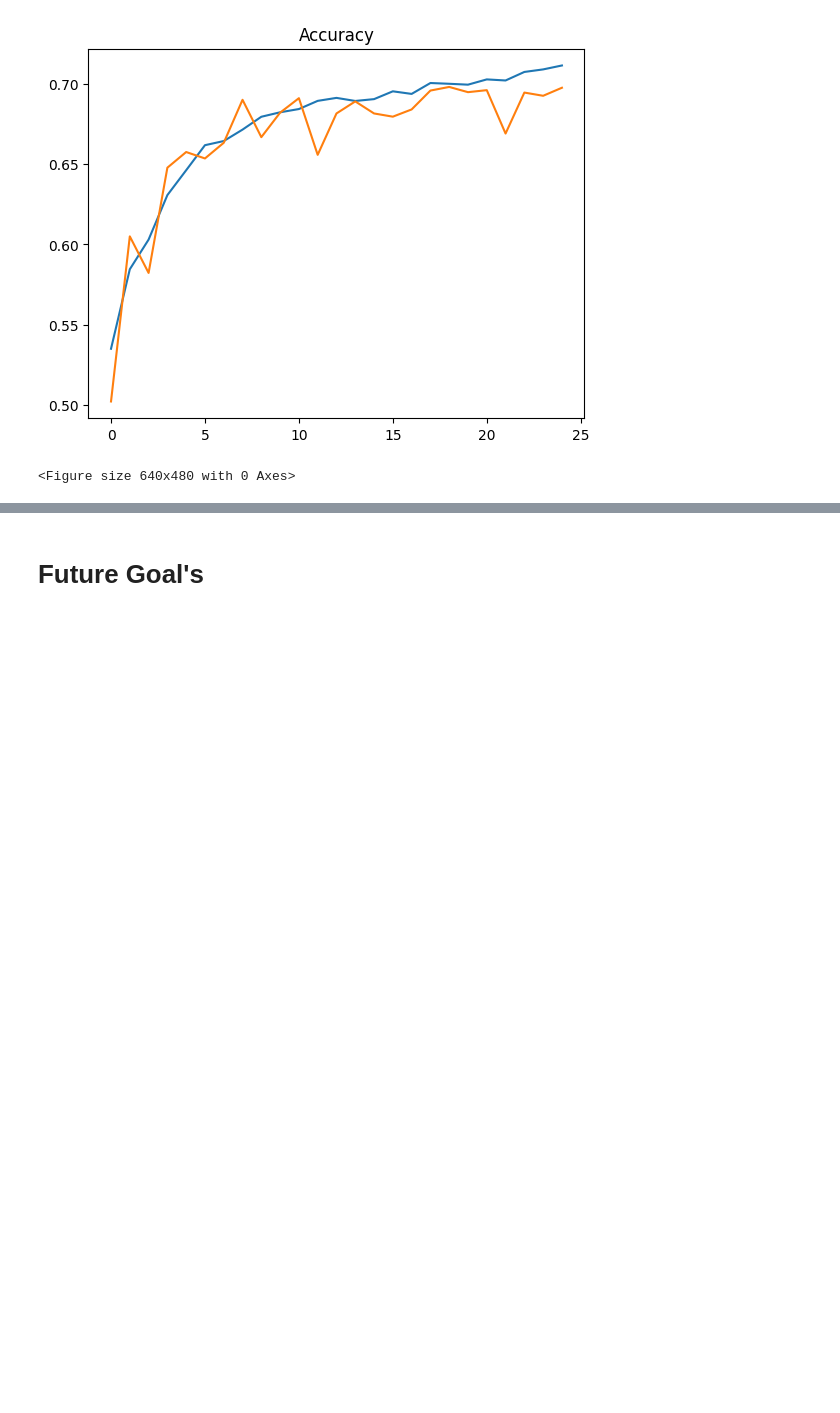
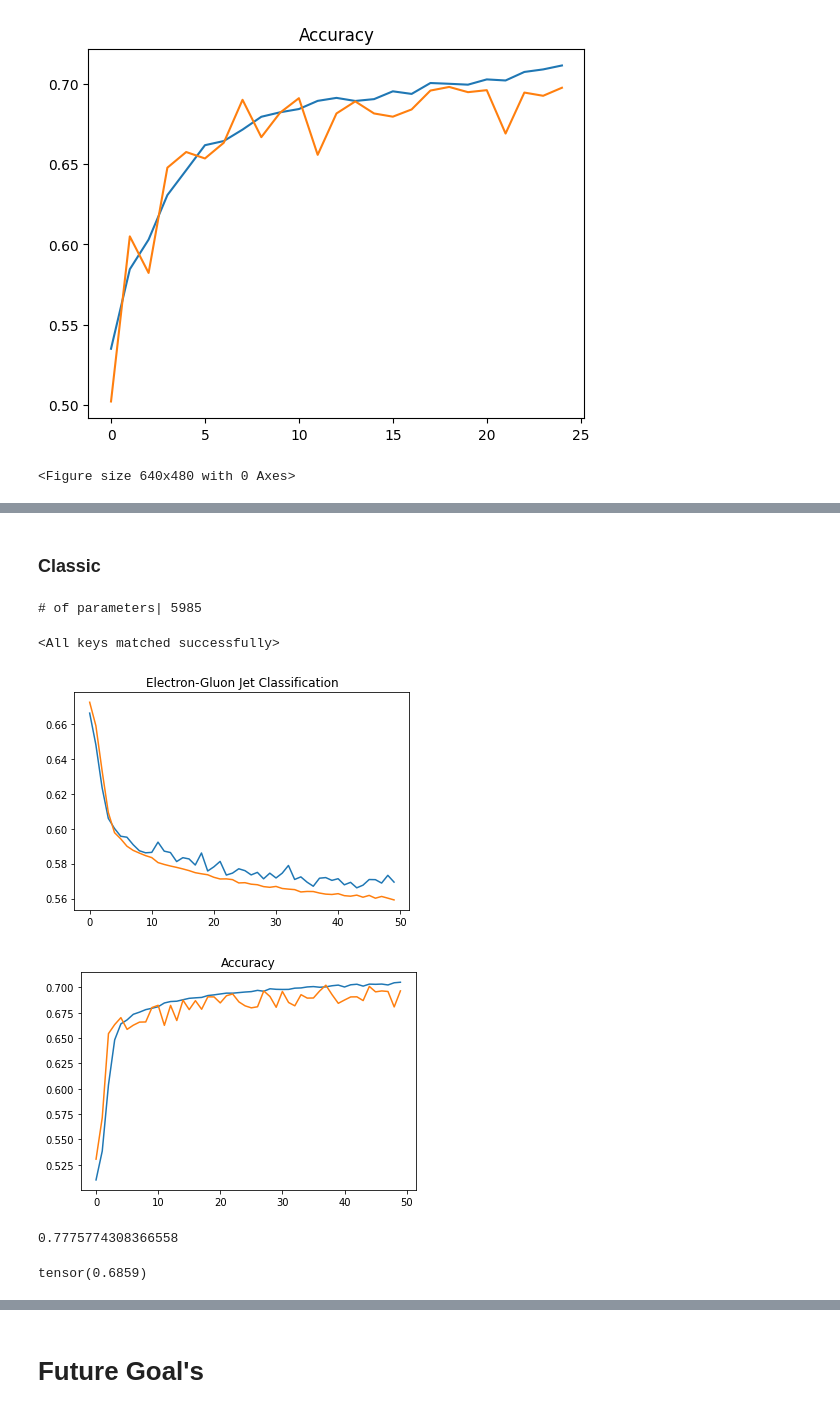
Before and after one commit to EyupBunlu/QViT_HEP_ML4Sci, a Jupyter notebook: Introduction.ipynb, the cells around one changed output, grey strips where cells are left out. Saved outputs shown, nothing was run; the diff lists cells and outputs as text; code cells hidden in the pictures; blank space fills up the shorter version.

```diff
--- a/Introduction.ipynb
+++ b/Introduction.ipynb
@@ -502,0 +538,49 @@ plt.figure()
+# %%
+batch_size=512
+jet_simple = simple_dataset(data_patched.type(torch.float64),targets.type(torch.int64))
+
+tr_set,val_set = torch.utils.data.random_split(jet_simple,[tr_len,val_len])
+tr_set.indices = tr_set.indices[:(len(tr_set.indices)//batch_size)*batch_size]
+val_set.indices = val_set.indices[:(len(val_set.indices)//batch_size)*batch_size]
+tr_dl = DataLoader(tr_set,batch_size=batch_size,shuffle=True)
+val_dl = DataLoader(val_set,batch_size=batch_size,shuffle=True)
+# %%
+transformer_dims = {'d_t':data_patched.shape[-2],'d_k':data_patched.shape[-1]}
+transformer_hyper = {'n_layers':4,'FC_layers':[32,1],
+                    'n_h':8,'embed_dim': 16,'ff_dim':32}
+transformer_type = {'classifying_type':'mean','pos_embedding':True}
+# %% [markdown]
+### Classic
+# %%
+torch.manual_seed(0)
+model = HViT(**transformer_dims,**transformer_hyper,**transformer_type,attention_type='classic').to(device)
+# %%
+
+optim = torch.optim.Adam(model.parameters(),lr=5e-3)
+n_epochs = 50
+def loss_fn(yhat,y):
+    return nn.BCEWithLogitsLoss(reduction='none')(yhat.squeeze(),y.float())
+# loss_fn = nn.CrossEntropyLoss(reduction='none')
+history = train(model,tr_dl,val_dl,loss_fn,optim,n_epochs,device=device)
+# %%
+model(data_patched[[0]].to(device))
+print(f'# of parameters| {sum([np.prod(i.shape) for i in model.parameters()])}')
+model.load_state_dict(torch.load('best_state_on_training'))
+# %% [output]
+# of parameters| 5985
+<All keys matched successfully>
+# %%
+
+plt.plot(history['val'],label='val_loss')
+plt.plot(history['tr'],label='tr_loss')
+plt.title('Electron-Gluon Jet Classification')
+plt.savefig("cls_loss.jpg")
+plt.figure()
+plt.plot(history['tr_acc'],label='val')
+plt.plot(history['val_acc'],label='tr')
+plt.title('Accuracy')
+
+plt.savefig("cls_acc.jpg")
+# %% [output]
+[figure, added]
+[figure, added]
@@ -502,0 +591,9 @@ plt.figure()
+# %%
+yhat = yhat.cpu()
+roc_auc_score(val_dl.dataset.dataset[val_dl.dataset.indices]['output'],yhat)
+# %% [output]
+0.7775774308366558
+# %%
+((yhat.squeeze()>.5)==val_dl.dataset.dataset[val_dl.dataset.indices]['output']).sum()/2e4
+# %% [output]
+tensor(0.6859)
```
Also changed, not shown: parts of 17 cells of this notebook, 2 other files.
